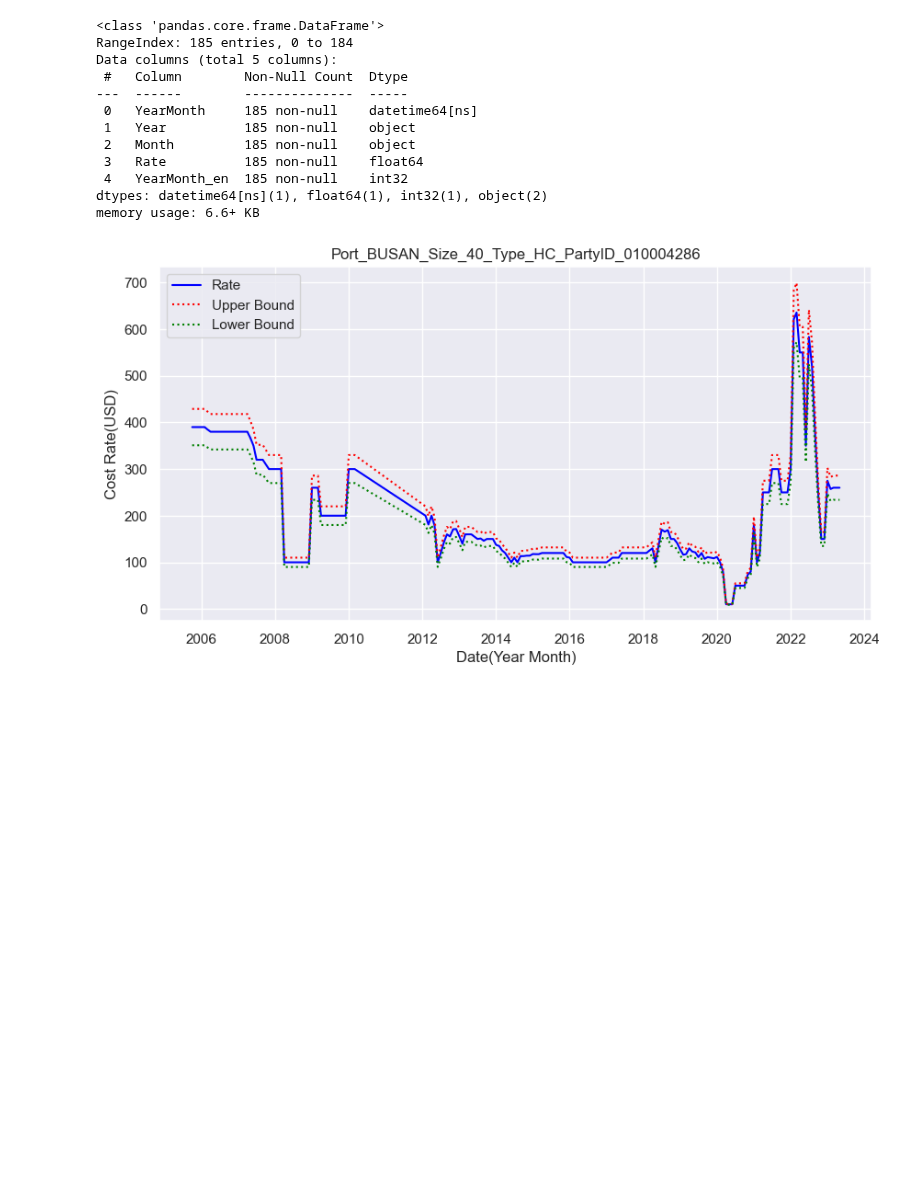
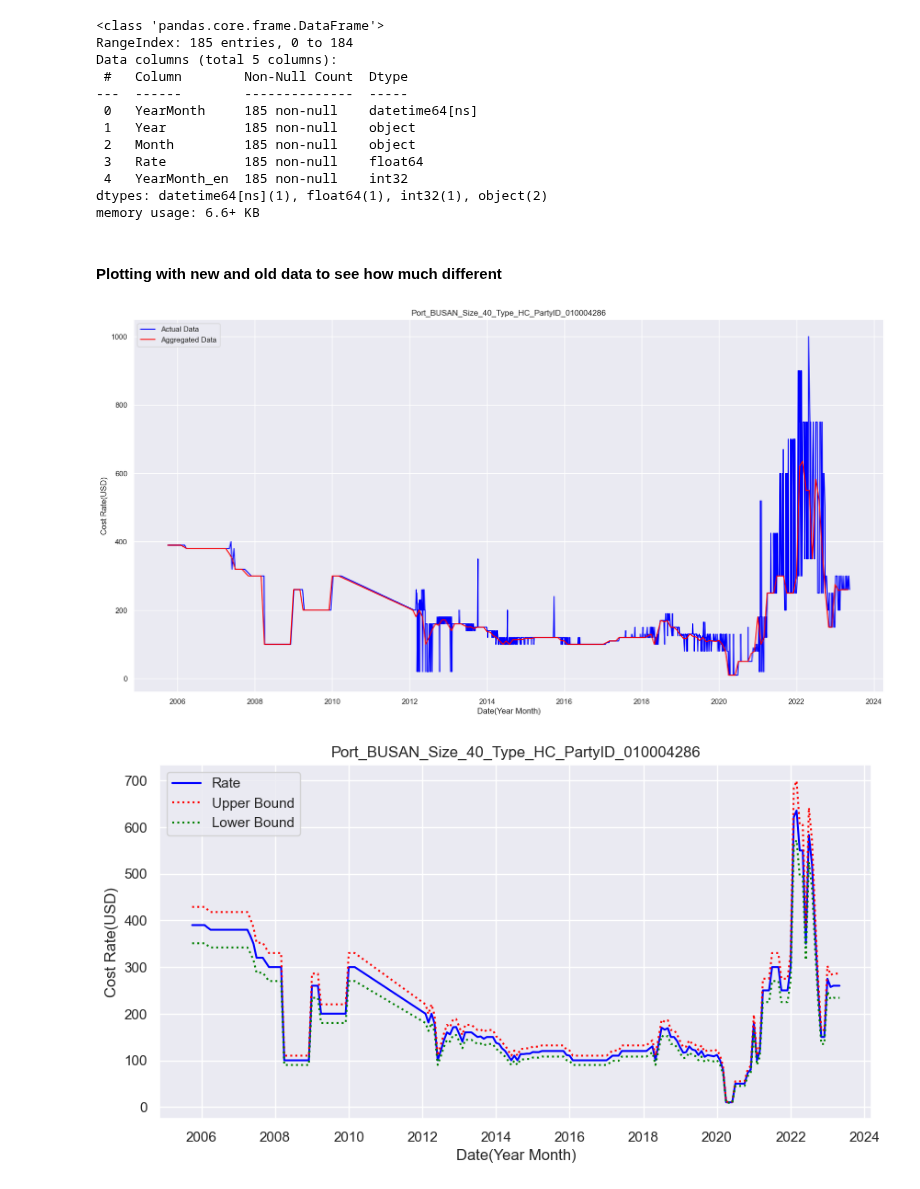
Before and after one commit to aloysiuswjw/Cost-Rate-Analysis, a Jupyter notebook: FT1.ipynb, the cells around one changed output. Saved outputs shown, nothing was run; the diff lists cells and outputs as text; code cells hidden in the pictures; blank space fills up the shorter version.

Commit message:
added in comparison of actual data and monthly plotted data

```diff
--- a/FT1.ipynb
+++ b/FT1.ipynb
@@ -347,6 +353,20 @@ Data columns (total 5 columns):
  4   YearMonth_en  185 non-null    int32
 dtypes: datetime64[ns](1), float64(1), int32(1), object(2)
 memory usage: 6.6+ KB
+# %% [markdown]
+<h4>Plotting with new and old data to see how much different</h4>
+# %%
+plt.figure(figsize=(20, 10))
+plt.plot(sel_df['POD'], sel_df['RATE'], color='blue', label="Actual Data")
+plt.plot(agg_df['YearMonth'], agg_df['Rate'], color='red', label="Aggregated Data")
+
+plt.xlabel('Date(Year Month)')
+plt.ylabel('Cost Rate(USD)')
+plt.title('Port_BUSAN_Size_40_Type_HC_PartyID_010004286')
+plt.legend()
+plt.show();
+# %% [output]
+[figure, added]
 # %%
 plt.figure(figsize=(10, 5))
 plt.plot(agg_df['YearMonth'], agg_df['Rate'], color='blue', label='Rate')
```
Also changed, not shown: parts of 5 cells of this notebook.
